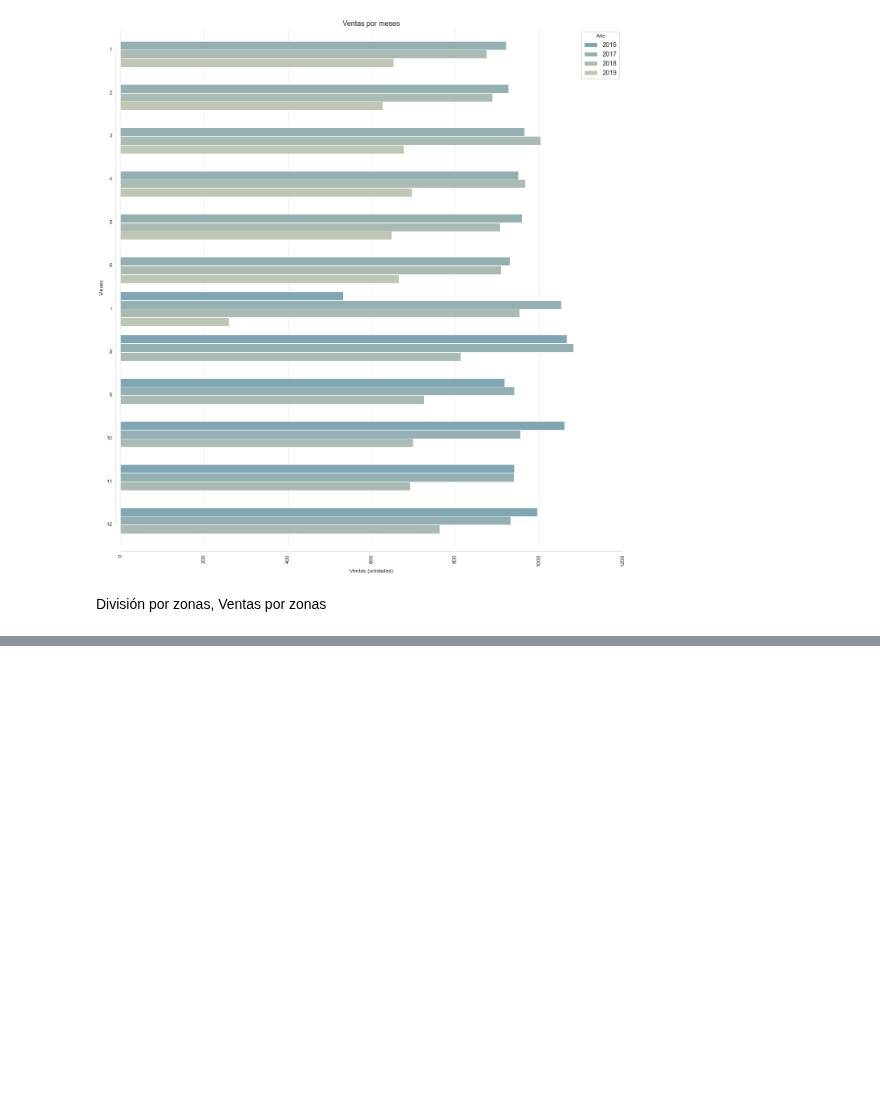
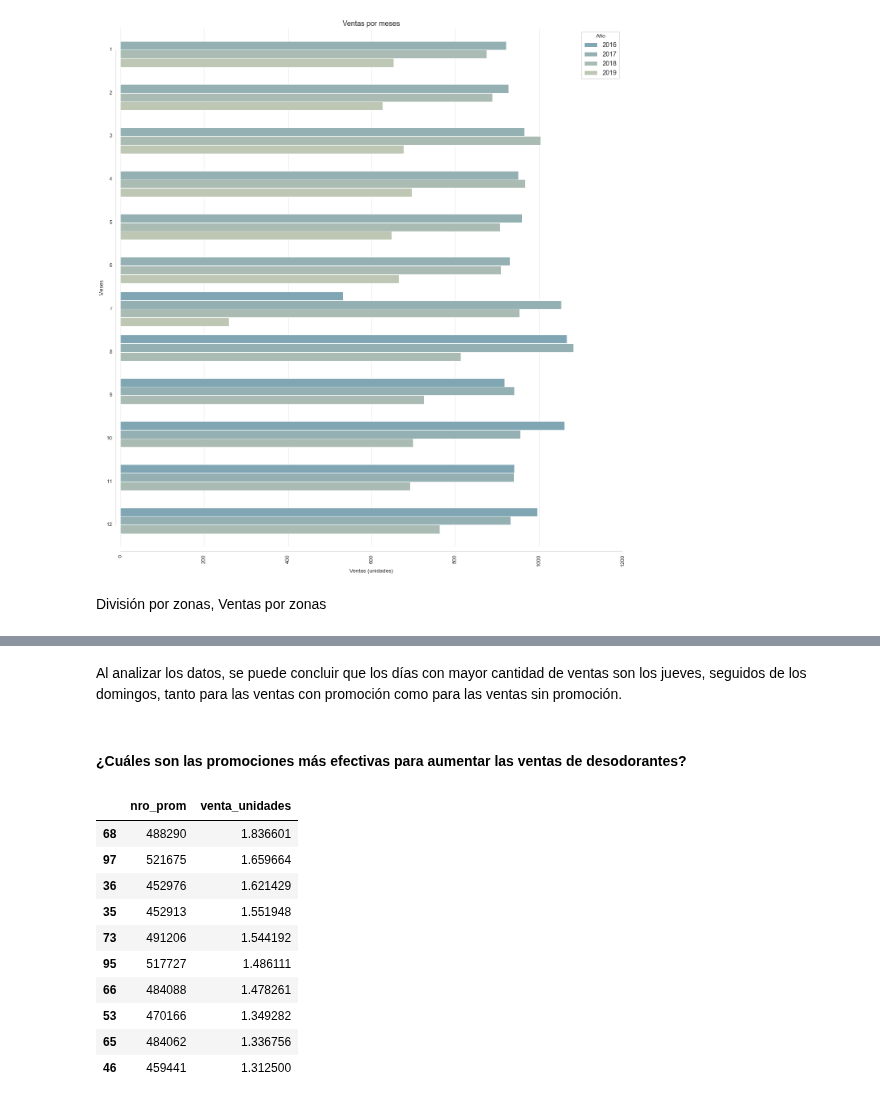
Before and after one commit to ErikaMelt/deodorants-project, a Jupyter notebook: eda/eda_romina.ipynb, the cells around one changed output, grey strips where cells are left out. Drawn from its saved outputs; the diff is of its cells as text; code cells hidden in the pictures; blank space fills up the shorter version.

```diff
--- a/eda/eda_romina.ipynb
+++ b/eda/eda_romina.ipynb
@@ -378,0 +439,23 @@ df_ventas_zona
+# %% [markdown]
+Al analizar los datos, se puede concluir que los días con mayor cantidad de ventas son los jueves, seguidos de los domingos, tanto para las ventas con promoción como para las ventas sin promoción.
+# %% [markdown]
+#### ¿Cuáles son las promociones más efectivas para aumentar las ventas de desodorantes?
+# %%
+df_mejor_promo = df.groupby('nro_prom')['venta_unidades'].mean().reset_index()
+df_mejor_promo = df_mejor_promo.sort_values(by='venta_unidades', ascending=False)
+
+df_mejor_promo_2=df_mejor_promo.head(10)
+
+df_mejor_promo_2
+# %% [output]
+|  | nro_prom | venta_unidades |
+| 68 | 488290 | 1.836601 |
+| 97 | 521675 | 1.659664 |
+| 36 | 452976 | 1.621429 |
+| 35 | 452913 | 1.551948 |
+| 73 | 491206 | 1.544192 |
+| 95 | 517727 | 1.486111 |
+| 66 | 484088 | 1.478261 |
+| 53 | 470166 | 1.349282 |
+| 65 | 484062 | 1.336756 |
+| 46 | 459441 | 1.312500 |
```
Also changed, not shown: parts of 6 cells of this notebook, 2 other files.
